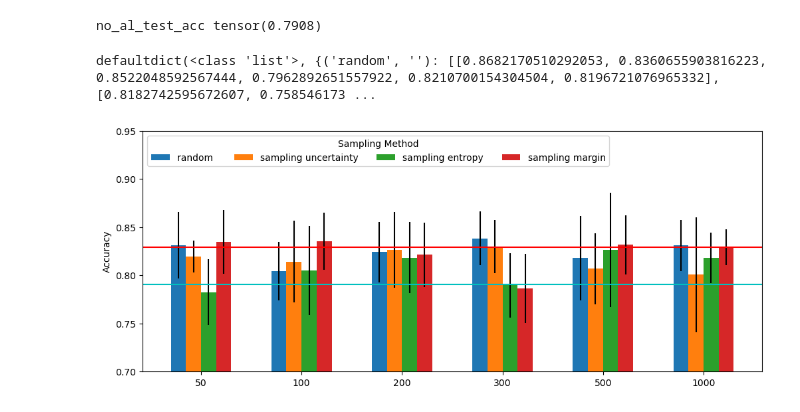
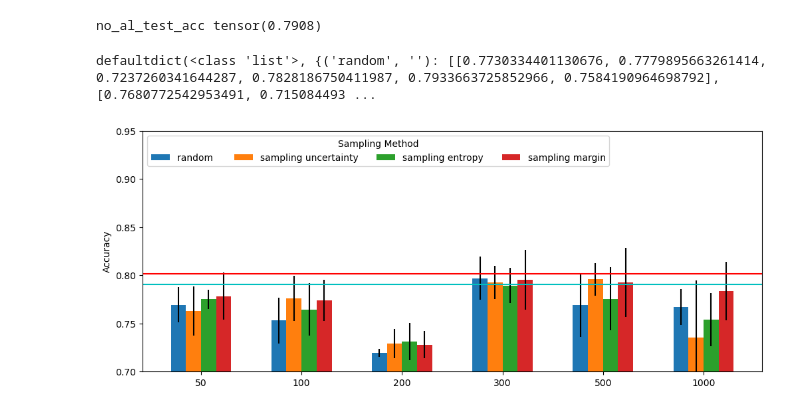
Before and after one commit to Tyern/HAR_AE, a Jupyter notebook: 16.2_AL_v3.ipynb, the cells around one changed output. Saved outputs shown, nothing was run; the diff lists cells and outputs as text; code cells hidden in the pictures.

```diff
--- a/16.2_AL_v3.ipynb
+++ b/16.2_AL_v3.ipynb
@@ -70,8 +70,8 @@ L.seed_everything(42)
 Seed set to 42
 42
 # %%
-n_epochs = 20000
-patience = n_epochs//100
+n_epochs = 2000000
+patience = n_epochs//5000
 
 optimizer, optimizer_param = optimizer_param_dict["Adam"]
 
@@ -192,7 +192,7 @@ if not args.eval_mode:
 # %%
 args.eval_mode = 1
 if args.eval_mode:
-    reset_str = ""
+    reset_str = "_reset"
     lightning_save_dir = f"lightning_logs/16.2_AL_v3/"
     result_save_dict = {}
 
@@ -362,32 +362,32 @@ if args.eval_mode:
 
     print(result_dict)
 # %% [output]
-defaultdict(<class 'list'>, {('random', ''): [[0.8682170510292053, 0.8360655903816223, 0.8522048592567444, 0.7962892651557922, 0.8210700154304504, 0.8196721076965332], [0.8182742595672607, 0.758546173 ...
+defaultdict(<class 'list'>, {('random', ''): [[0.7730334401130676, 0.7779895663261414, 0.7237260341644287, 0.7828186750411987, 0.7933663725852966, 0.7584190964698792], [0.7680772542953491, 0.715084493 ...
 # %%
 if args.eval_mode:
     fig, ax = plt.subplots(layout='constrained', figsize=(10, 4))
 
     sampling_size_list = [50, 100, 200, 300, 500, 1000]
     width = 0.15  # the width of the bars
     multiplier = 0
     x = np.arange(len(sampling_size_list))
 
     for k, v in result_dict.items():
         mean = np.mean(v, axis=0)
         std = np.std(v, axis=0)
 
         offset = width * multiplier
         rects = ax.bar(x + offset, mean, width, label=" ".join(k), align="edge")
         ax.errorbar(x + offset + width/2, mean, std, linestyle='None', fmt='-', color="black")
         multiplier += 1
 
     ax.set_ylim(0.7, 0.95)
     ax.set_ylabel('Accuracy')
     ax.set_title(f'')
     ax.set_xticks(x + width*2, sampling_size_list)
     ax.legend(loc='upper left', ncols=4, title="Sampling Method")
 
     ax.axhline(y = no_al_test_acc, color = 'c', linestyle = '-')
-    ax.axhline(y = np.max(full_y), color = 'r', linestyle = '-')
+    ax.axhline(y = np.mean(full_y), color = 'r', linestyle = '-')
 # %% [output]
-[figure, old version]
+[figure, new version]
```
Also changed, not shown: parts of 2 cells of this notebook, 36 other files.
